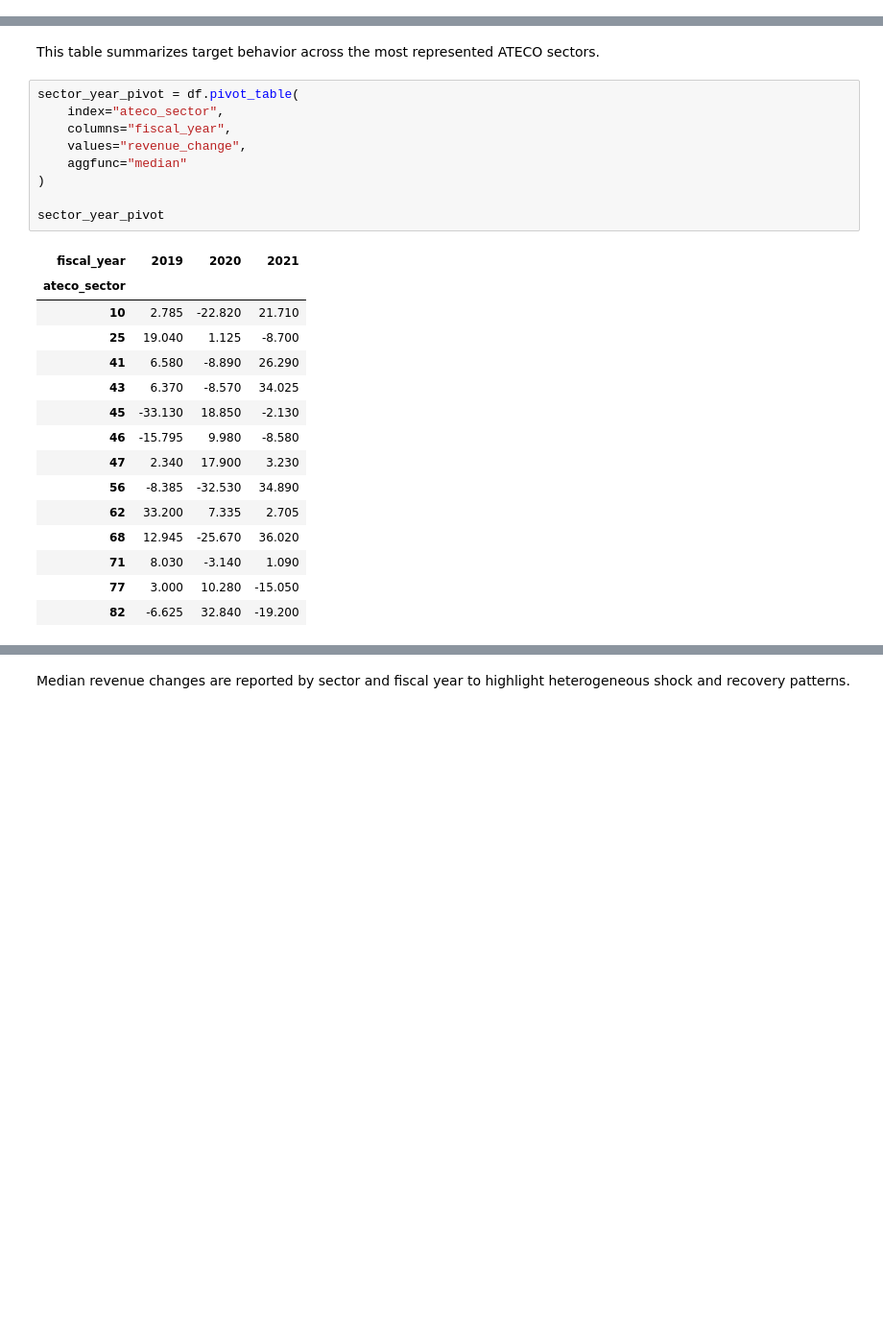
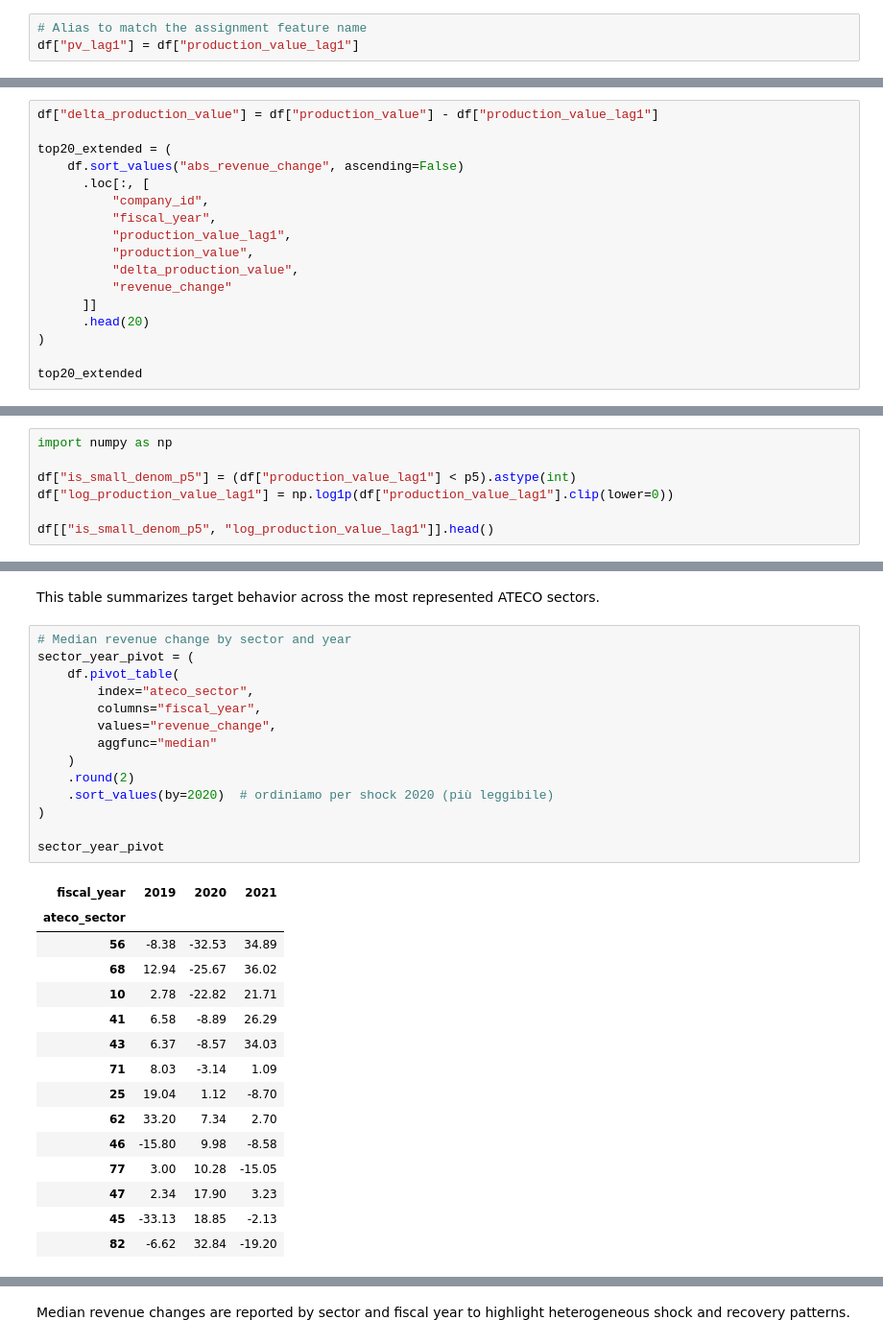
Before and after one commit to MoriondoTommaso/italian-financial-challenge, a Jupyter notebook: notebooks/work_carla.ipynb, the cells around one changed output, grey strips where cells are left out. Shown at 96% size. Cells and saved outputs as stored; diff of their text form; blank space fills up the shorter version.

```diff
--- a/notebooks/work_carla.ipynb
+++ b/notebooks/work_carla.ipynb
@@ -36,0 +50,3 @@ namely the production value observed in the previous fiscal year (t−1).
+# %%
+# Alias to match the assignment feature name
+df["pv_lag1"] = df["production_value_lag1"]
@@ -73,0 +212,17 @@ The table reports the 20 observations with the largest absolute values of
+# %%
+df["delta_production_value"] = df["production_value"] - df["production_value_lag1"]
+
+top20_extended = (
+    df.sort_values("abs_revenue_change", ascending=False)
+      .loc[:, [
+          "company_id",
+          "fiscal_year",
+          "production_value_lag1",
+          "production_value",
+          "delta_production_value",
+          "revenue_change"
+      ]]
+      .head(20)
+)
+
+top20_extended
@@ -101,0 +359,7 @@ heavy-tailed outliers and motivates the use of robust modeling strategies
+# %%
+import numpy as np
+
+df["is_small_denom_p5"] = (df["production_value_lag1"] < p5).astype(int)
+df["log_production_value_lag1"] = np.log1p(df["production_value_lag1"].clip(lower=0))
+
+df[["is_small_denom_p5", "log_production_value_lag1"]].head()
@@ -132,27 +410,32 @@ sector_summary
 # %% [markdown]
 This table summarizes target behavior across the most represented ATECO sectors.
 # %%
-sector_year_pivot = df.pivot_table(
-    index="ateco_sector",
-    columns="fiscal_year",
-    values="revenue_change",
-    aggfunc="median"
+# Median revenue change by sector and year
+sector_year_pivot = (
+    df.pivot_table(
+        index="ateco_sector",
+        columns="fiscal_year",
+        values="revenue_change",
+        aggfunc="median"
+    )
+    .round(2)
+    .sort_values(by=2020)  # ordiniamo per shock 2020 (più leggibile)
 )
 
 sector_year_pivot
 # %% [output]
 | fiscal_year | 2019 | 2020 | 2021 |
 | ateco_sector |  |  |  |
-| 10 | 2.785 | -22.820 | 21.710 |
-| 25 | 19.040 | 1.125 | -8.700 |
-| 41 | 6.580 | -8.890 | 26.290 |
-| 43 | 6.370 | -8.570 | 34.025 |
-| 45 | -33.130 | 18.850 | -2.130 |
-| 46 | -15.795 | 9.980 | -8.580 |
-| 47 | 2.340 | 17.900 | 3.230 |
-| 56 | -8.385 | -32.530 | 34.890 |
-| 62 | 33.200 | 7.335 | 2.705 |
-| 68 | 12.945 | -25.670 | 36.020 |
-| 71 | 8.030 | -3.140 | 1.090 |
-| 77 | 3.000 | 10.280 | -15.050 |
-| 82 | -6.625 | 32.840 | -19.200 |
+| 56 | -8.38 | -32.53 | 34.89 |
+| 68 | 12.94 | -25.67 | 36.02 |
+| 10 | 2.78 | -22.82 | 21.71 |
+| 41 | 6.58 | -8.89 | 26.29 |
+| 43 | 6.37 | -8.57 | 34.03 |
+| 71 | 8.03 | -3.14 | 1.09 |
+| 25 | 19.04 | 1.12 | -8.70 |
+| 62 | 33.20 | 7.34 | 2.70 |
+| 46 | -15.80 | 9.98 | -8.58 |
+| 77 | 3.00 | 10.28 | -15.05 |
+| 47 | 2.34 | 17.90 | 3.23 |
+| 45 | -33.13 | 18.85 | -2.13 |
+| 82 | -6.62 | 32.84 | -19.20 |
```
Also changed, not shown: parts of 50 cells of this notebook, 2 other files.
